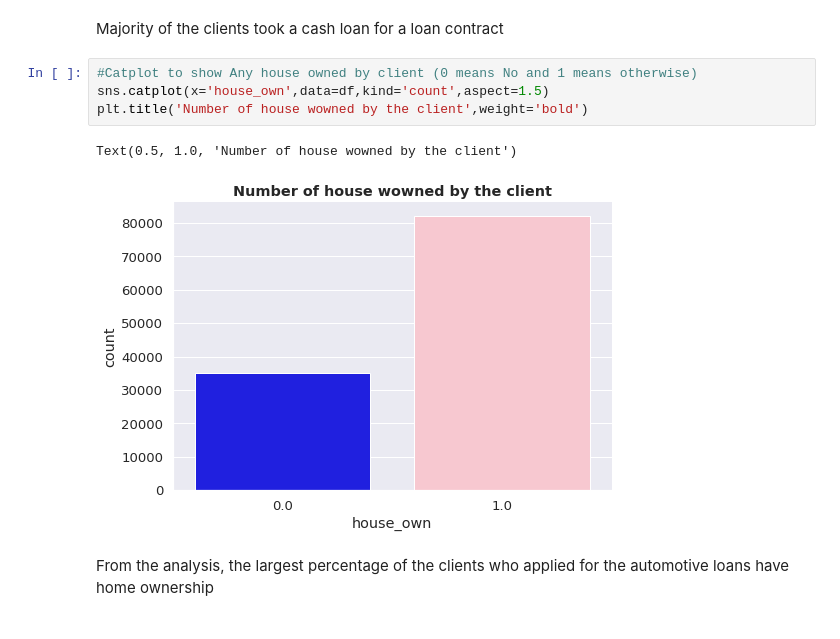
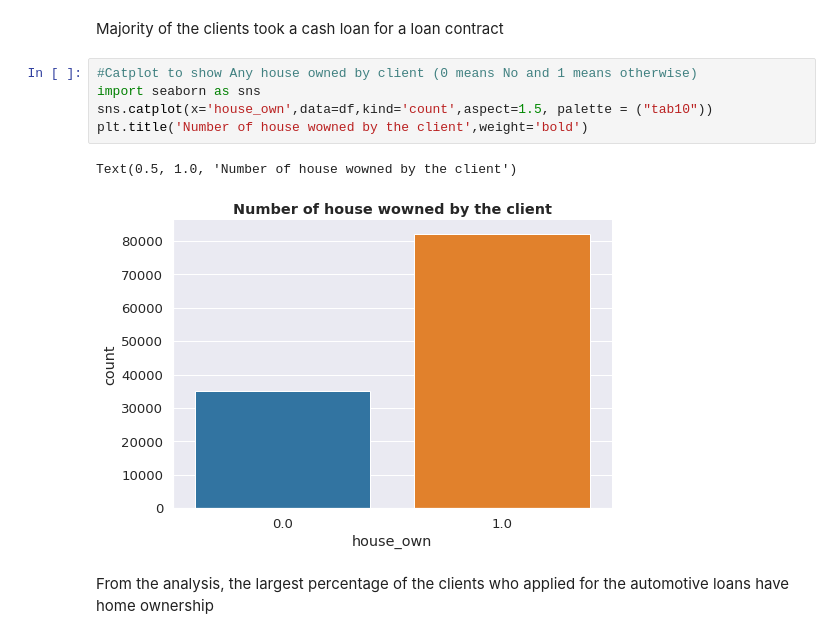
Before and after one commit to DevTedd/SupervisedLearning_SpeedRacersGroup_Moringa2022_Jan, a Jupyter notebook: AUTOMOBILE_LOAN_DEFAULT_PREDICTION_Jan_2022_SpeedRacerGroup.ipynb, the cells around one changed output. Drawn from its saved outputs; the diff is of its cells as text.

```diff
--- a/AUTOMOBILE_LOAN_DEFAULT_PREDICTION_Jan_2022_SpeedRacerGroup.ipynb
+++ b/AUTOMOBILE_LOAN_DEFAULT_PREDICTION_Jan_2022_SpeedRacerGroup.ipynb
@@ -485,11 +483,12 @@ plt.show()
 Majority of the clients took a cash loan for a loan contract
 # %%
 #Catplot to show Any house owned by client (0 means No and 1 means otherwise)
-sns.catplot(x='house_own',data=df,kind='count',aspect=1.5)
+import seaborn as sns
+sns.catplot(x='house_own',data=df,kind='count',aspect=1.5, palette = ("tab10"))
 plt.title('Number of house wowned by the client',weight='bold')
 # %% [output]
 Text(0.5, 1.0, 'Number of house wowned by the client')
-[figure, old version]
+[figure, new version]
 # %% [markdown]
 From the analysis, the largest percentage of the clients who applied for the automotive loans have home ownership
 # %%
```
Also changed, not shown: parts of 38 cells of this notebook.
